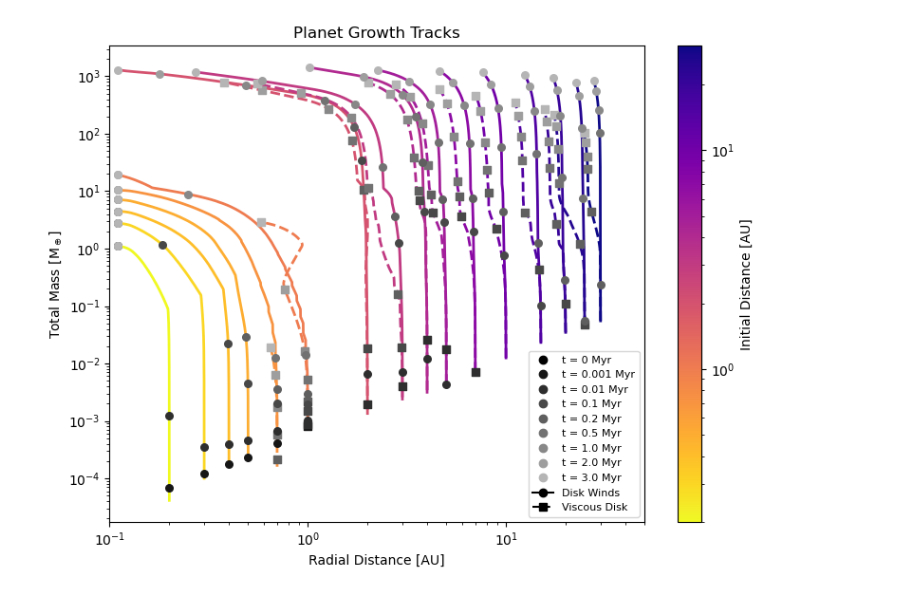
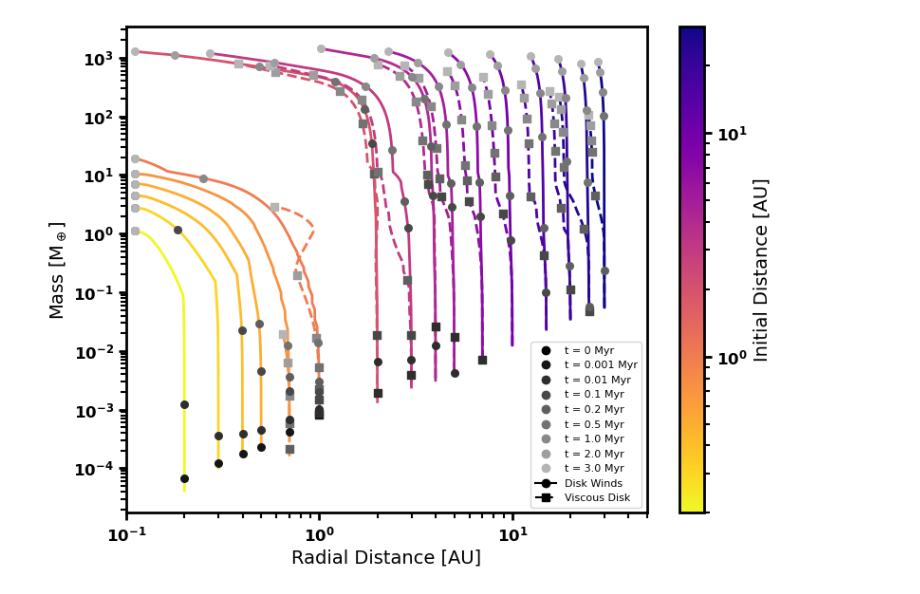
Before and after one commit to BenT1105/DiscEvolution, a Jupyter notebook: notebooks/growth_tracks.ipynb, the cells around one changed output. Cells and saved outputs as stored; diff of their text form; code cells hidden in the pictures.

```diff
--- a/notebooks/growth_tracks.ipynb
+++ b/notebooks/growth_tracks.ipynb
@@ -317,16 +351,0 @@ save_figures = True
-# %%
-## Extract data for plotting
-
-R_imp_winds = config_winds["planets"]["Rp"]
-Rp_winds = data_winds["Rp"]
-Mcs_winds = data_winds["Mcs"]
-Mes_winds = data_winds["Mes"]
-
-R_imp_viscous = config_viscous["planets"]["Rp"]
-Rp_viscous = data_viscous["Rp"]
-Mcs_viscous = data_viscous["Mcs"]
-Mes_viscous = data_viscous["Mes"]
-
-t_winds = data_winds["t"]
-t_viscous = data_viscous["t"]
-t_interval = config_winds["simulation"]["t_interval"]
@@ -342,13 +352,5 @@ color_reds = plt.cm.Reds(np.linspace(1, 0.4, n_times))
 # %%
-## Plot planet growth tracks, colored by initial radial distance
-
-from matplotlib.colors import LogNorm
-from matplotlib.lines import Line2D
-from matplotlib.cm import ScalarMappable
-
-n_planets_winds = len(Rp_winds)
-n_planets_viscous = len(Rp_viscous)
-n_times = len(t_interval)
+## Extract the initial radius of each planet from the growth tracks to normalize the color map
 
 def initial_radius(track):
     return track[~np.isnan(track)][0]
@@ -390,33 +392,34 @@ for i in range(n_planets_viscous):
         ax.scatter(Rp_viscous[i][k_viscous], y_viscous[k_viscous], color = color_greys[j], marker = 's', s = 30, zorder = 2)
 
 ax.set_xlim(1e-1, 1e2 / 2)
 ax.set_xscale('log')
 ax.set_yscale('log')
 ax.set_xlabel('Radial Distance [AU]')
-ax.set_ylabel(r'Total Mass [M$_\oplus$]')
-ax.set_title('Planet Growth Tracks')
+ax.set_ylabel(r'Mass [M$_\oplus$]')
 
 sm = ScalarMappable(cmap = cmap, norm = norm)
 cbar = fig.colorbar(sm, ax = ax)
 cbar.set_label('Initial Distance [AU]')
 
 ## Legend entries
 
 time_handles = [
     Line2D([0], [0], color = color_greys[j], marker = 'o', linestyle = 'None', label = f't = {t_interval[j]} Myr')
     for j in range(n_times)]
 
 style_handles = [
     Line2D([0], [0], color = 'black', linestyle = 'solid', marker = 'o', label = 'Disk Winds'),
     Line2D([0], [0], color = 'black', linestyle = 'dashed', marker = 's', label = 'Viscous Disk')]
 
+bold_ticks(ax, cbar.ax)
+
 ax.legend(handles = time_handles + style_handles, loc = 'lower right', fontsize = 8)
 
 plt.tight_layout()
 
 if save_figures:
     plt.savefig(f"{figure_dir}growth_tracks_winds_vs_viscous.png")
 
 plt.show()
 # %% [output]
-[figure, old version]
+[figure, new version]
```
Also changed, not shown: parts of 19 cells of this notebook, 3 other files.
